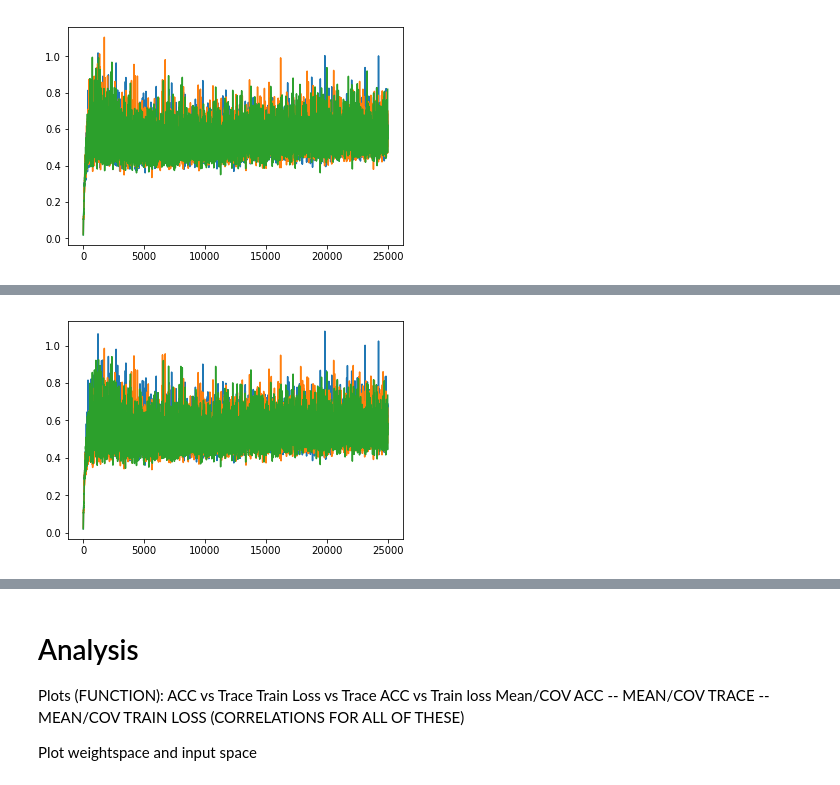
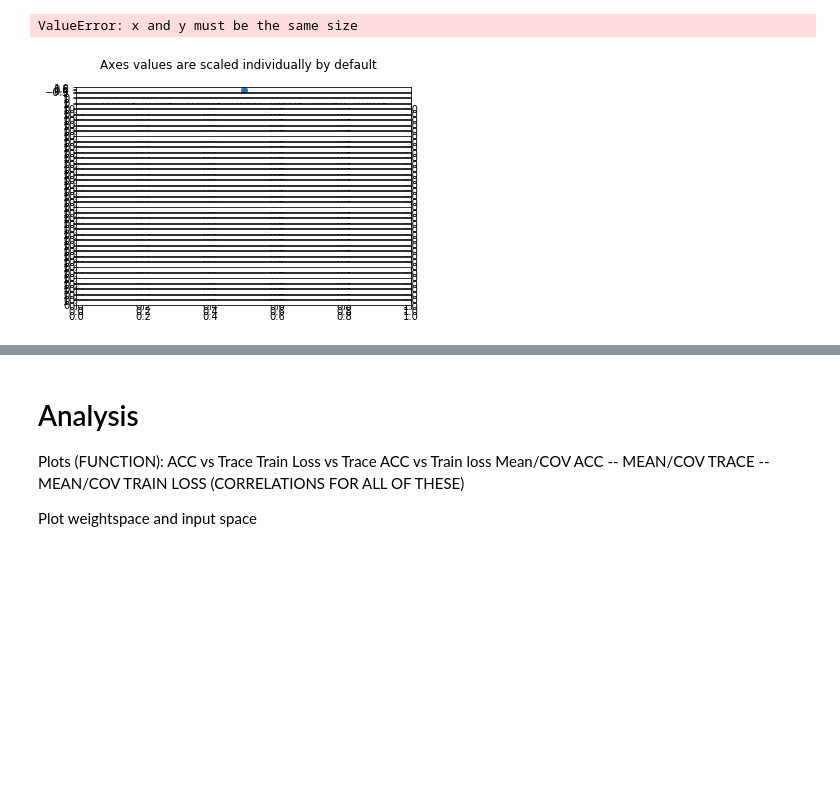
Before and after one commit to daniellengyel/flat_sharp, a Jupyter notebook: flat_sharp/Analysis.ipynb, the cells around one changed output, grey strips where cells are left out. Saved outputs shown, nothing was run; the diff lists cells and outputs as text; code cells hidden in the pictures; blank space fills up the shorter version.

```diff
--- a/flat_sharp/Analysis.ipynb
+++ b/flat_sharp/Analysis.ipynb
@@ -27,7 +138,7 @@ exp_root = "/Users/daniellengyel/flat_sharp/flat_sharp/experiments/{}" #"/Users/
 # get all sorts of data
 exp_dict = {}
 
-experiment_folder = exp_root.format("FashionMNIST/May14_23-57-49_Daniels-MacBook-Pro-4.local") #Apr27_00-03-27_Daniels-MacBook-Pro-4.local
+experiment_folder = exp_root.format("MNIST/May21_04-00-13_Daniels-MacBook-Pro-4.local") #Apr27_00-03-27_Daniels-MacBook-Pro-4.local
 exp_dict["stuff"] = get_stuff(experiment_folder)
 exp_dict["models"] = get_all_models(experiment_folder, -1)
 exp_dict["resampling_idxs"] = get_sample_idxs(experiment_folder)
@@ -142,0 +258,11 @@ plot_end_stats(exp_dict, X_axis="learning_rate", Y_axis="Mean Trace", filter_dic
+# %%
+X_val_exp = get_stat_step(exp_dict, "Accuracy", -1, exp_ids= None)
+Y_val_exp = get_stat_step(exp_dict, "trace", -1, exp_ids= None)
+
+for i in X_val_exp:
+    print(i)
+    X_val = X_val_exp[i]
+    Y_val = Y_val_exp[i]
+
+    plt.scatter(X_val, Y_val)
+    plt.show()
@@ -143,38 +435,39 @@ plot_end_stats(exp_dict, X_axis="learning_rate", Y_axis="Mean Trace", filter_dic
 # %%
+exp_runs = exp_dict["stuff"]["runs"]
+var_name = "Potential/total"
+running_average_gamma = 1
+for exp in exp_runs:
+    res_idx = exp_dict["resampling_idxs"][exp]
+    res_idx_arr = []
+    # indexing is because we save before and after training
+    for t in range(1, len(res_idx) - 1):
+        res_idx_arr.append(res_idx[str(t)])
 
-def get_runs_plots(exp_dict, var_name="Kish", running_average_gamma=0.2):
-    exp_runs = exp_dict["stuff"]["runs"]
-    for i in exp_runs:
 
-        plot_list = [0]
+    val_list = None
 
-        print(i)
+    for t in range(len(exp_runs[exp])):
+        try:
+            # going down the tree with node names given by var_name.split("/")
+            curr_dict = exp_runs[exp][t]
+            var_name_split = var_name.split("/")
+            for n in var_name_split:
+                curr_dict = curr_dict[n]
 
-        for step in sorted(exp_runs[i], key=lambda x: int(x)):
-            try:
-                # going down the tree with node names given by var_name.split("/")
-                curr_dict = exp_runs[i][step]
-                var_name_split = var_name.split("/")
-                for n in var_name_split:
-                    curr_dict = curr_dict[n]
+            if "net" in curr_dict:
+                num_nets = int(max(curr_dict["net"], key=lambda x: int(x))) + 1  # +1 bc zero indexed
+                to_append = np.array([curr_dict["net"][str(nn)] for nn in range(num_nets)])
+                # to_append = np.mean(to_append)
 
-                if "net" in curr_dict:
-                    num_nets = int(max(curr_dict["net"], key=lambda x: int(x))) + 1 # +1 bc zero indexed
-                    to_append = np.array([curr_dict["net"][str(nn)] for nn in range(num_nets)])
-
-                else:
-                    to_append = curr_dict[""]
-                to_append = plot_list[-1]*(1 - running_average_gamma) + running_average_gamma*to_append
-                plot_list.append(to_append)
-            except:
-                print("No {} for step {}".format(var_name, step))
-        plt.plot(plot_list[1:])
-        plt.show()
-
-    return tmp_list
-
-# kish = get_runs_plot(stuff["runs"], ["Kish"])
-# weight_var_trace = get_runs_plot(stuff["runs"], ["WeightVarTrace"])
-
-weight_var_trace = get_runs_plots(exp_dict, "Potential/curr")
+            else:
+                to_append = curr_dict[""]
+            if val_list is None:
+                val_list = [to_append]
+            else:
+                to_append = val_list[-1] * (1 - running_average_gamma) + running_average_gamma * to_append
+                val_list.append(to_append)
+        except:
+            print("No {} for step {}".format(var_name, t))
+    s_plot_dicts = sampling_plot_arr(np.array(val_list).T, res_idx_arr)
+    sampling_plot(s_plot_dicts)
 # %% [output]
@@ -183 +477,2 @@ No Potential/curr for step 25001
+ValueError: x and y must be the same size
-[figure, old version]
+[figure, new version]
@@ -186 +478,0 @@ No Potential/curr for step 25001
-[figure, removed]
```
Also changed, not shown: parts of 30 cells of this notebook, 16 other files.
